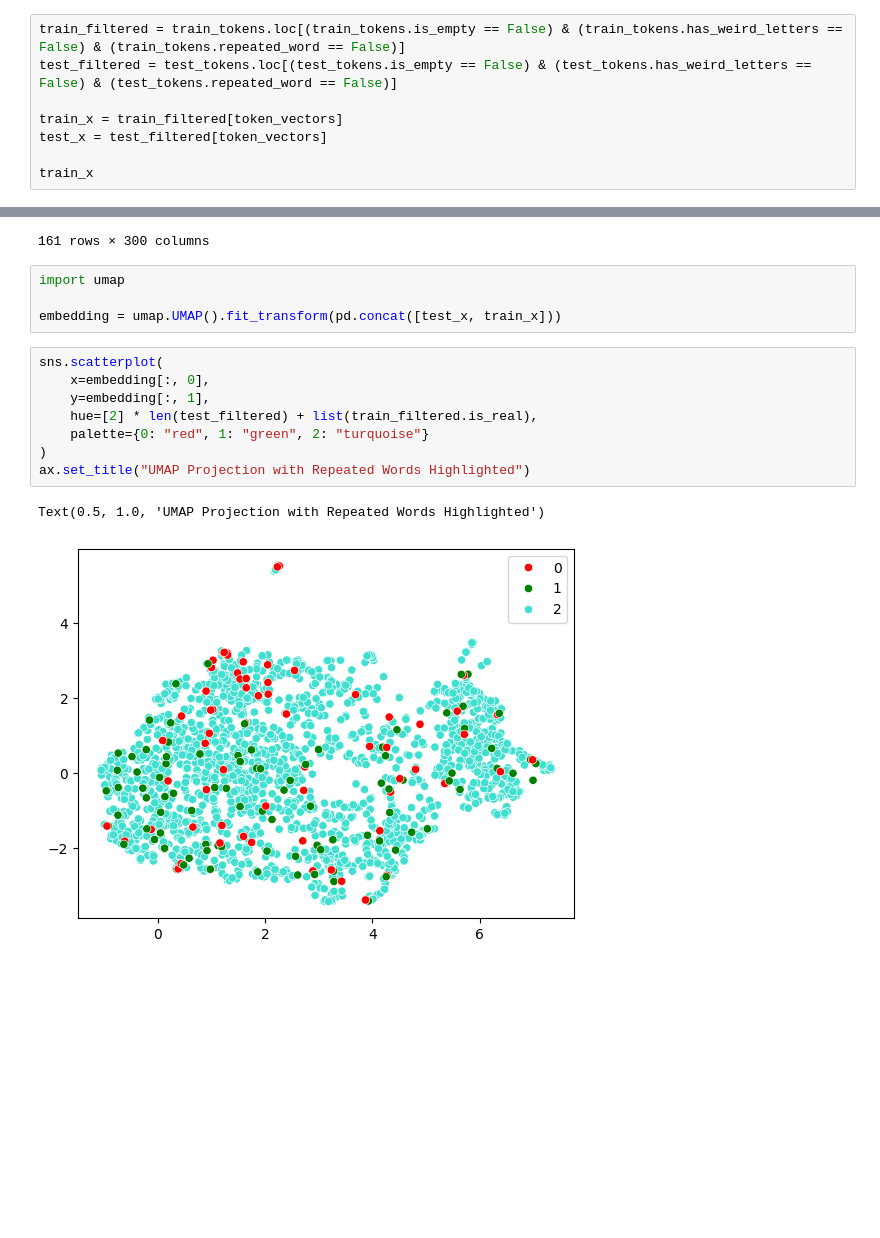
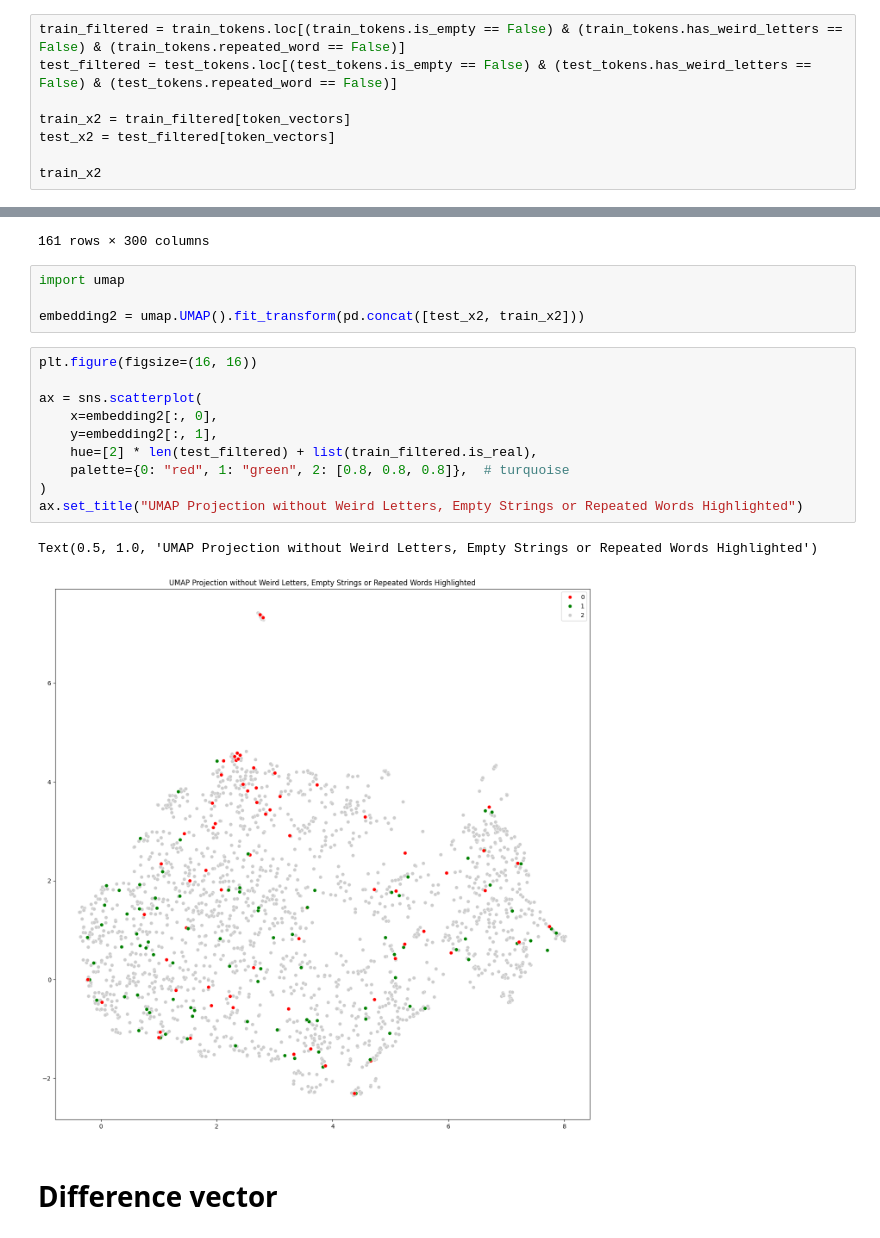
Before and after one commit to wagenrace/kaggle-notebooks, a Jupyter notebook: Dimenions_reduction.ipynb, the cells around one changed output, grey strips where cells are left out. Cells and saved outputs as stored; diff of their text form; blank space fills up the shorter version.

Commit message:
add umap

```diff
--- a/Dimenions_reduction.ipynb
+++ b/Dimenions_reduction.ipynb
@@ -155,10 +118,10 @@ Text(0.5, 1.0, 'PCA Projection with Repeated Words Highlighted')
 train_filtered = train_tokens.loc[(train_tokens.is_empty == False) & (train_tokens.has_weird_letters == False) & (train_tokens.repeated_word == False)]
 test_filtered = test_tokens.loc[(test_tokens.is_empty == False) & (test_tokens.has_weird_letters == False) & (test_tokens.repeated_word == False)]
 
-train_x = train_filtered[token_vectors]
-test_x = test_filtered[token_vectors]
+train_x2 = train_filtered[token_vectors]
+test_x2 = test_filtered[token_vectors]
 
-train_x
+train_x2
 # %% [output]
 |  | avg_token_vector_0 | avg_token_vector_1 | avg_token_vector_2 | avg_token_vector_3 | avg_token_vector_4 | ... |
 | 0 | -0.077769 | 0.252392 | -0.014818 | -0.000713 | -0.141581 | ... |
@@ -176,15 +139,19 @@ train_x
 # %%
 import umap
 
-embedding = umap.UMAP().fit_transform(pd.concat([test_x, train_x]))
+embedding2 = umap.UMAP().fit_transform(pd.concat([test_x2, train_x2]))
 # %%
-sns.scatterplot(
-    x=embedding[:, 0],
-    y=embedding[:, 1],
+plt.figure(figsize=(16, 16))
+
+ax = sns.scatterplot(
+    x=embedding2[:, 0],
+    y=embedding2[:, 1],
     hue=[2] * len(test_filtered) + list(train_filtered.is_real),
-    palette={0: "red", 1: "green", 2: "turquoise"}
+    palette={0: "red", 1: "green", 2: [0.8, 0.8, 0.8]},  # turquoise
 )
-ax.set_title("UMAP Projection with Repeated Words Highlighted")
+ax.set_title("UMAP Projection without Weird Letters, Empty Strings or Repeated Words Highlighted")
 # %% [output]
-Text(0.5, 1.0, 'UMAP Projection with Repeated Words Highlighted')
+Text(0.5, 1.0, 'UMAP Projection without Weird Letters, Empty Strings or Repeated Words Highlighted')
-[figure, old version]
+[figure, new version]
+# %% [markdown]
+# Difference vector
```
Also changed, not shown: parts of 15 cells of this notebook.
